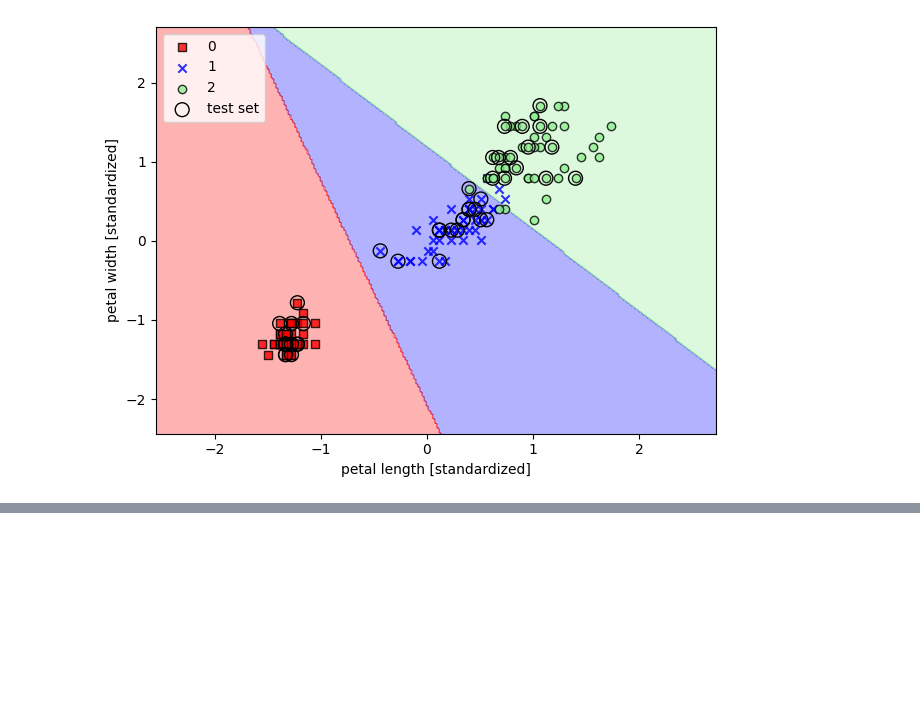
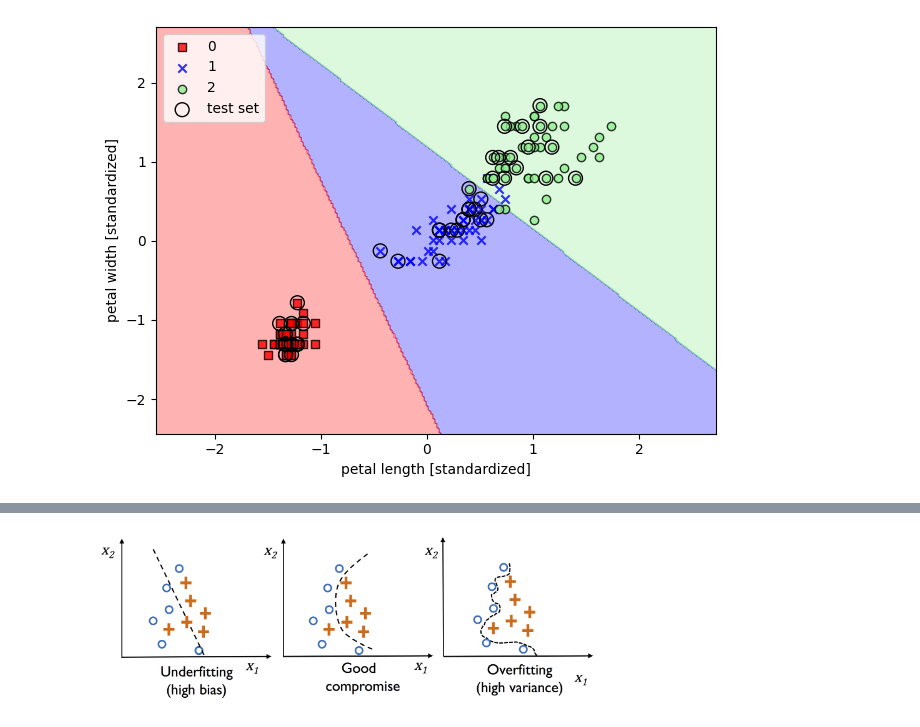
Before and after one commit to JackCaiZhang/python-machine-learning-3rd-edition, a Jupyter notebook: ch03/ch03.ipynb, the cells around one changed output, grey strips where cells are left out. Drawn from its saved outputs; the diff is of its cells as text; code cells hidden in the pictures; blank space fills up the shorter version.

```diff
--- a/ch03/ch03.ipynb
+++ b/ch03/ch03.ipynb
@@ -350,0 +388,5 @@ plt.show()
+# %%
+from IPython.display import Image
+Image('images/03_07.png', width=500)
+# %% [output]
+[figure, added]
```
Also changed, not shown: parts of 16 cells of this notebook, 26 other files.
